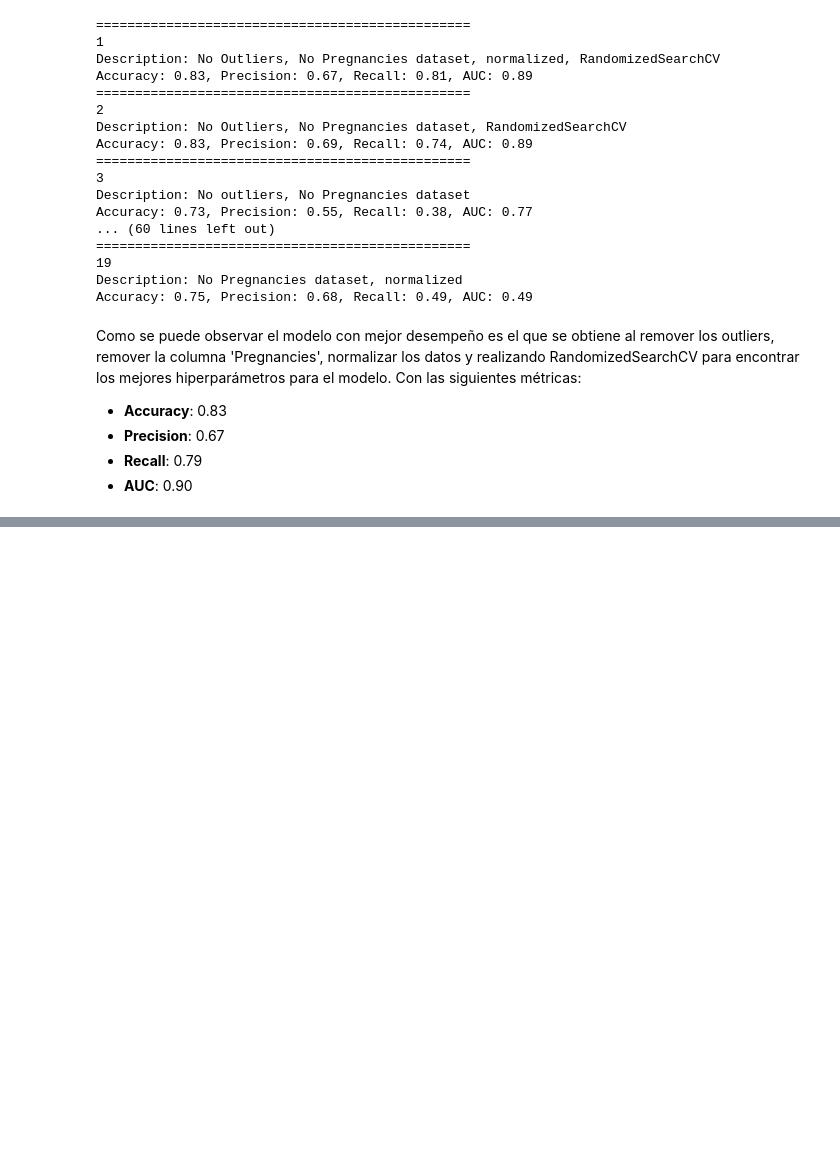
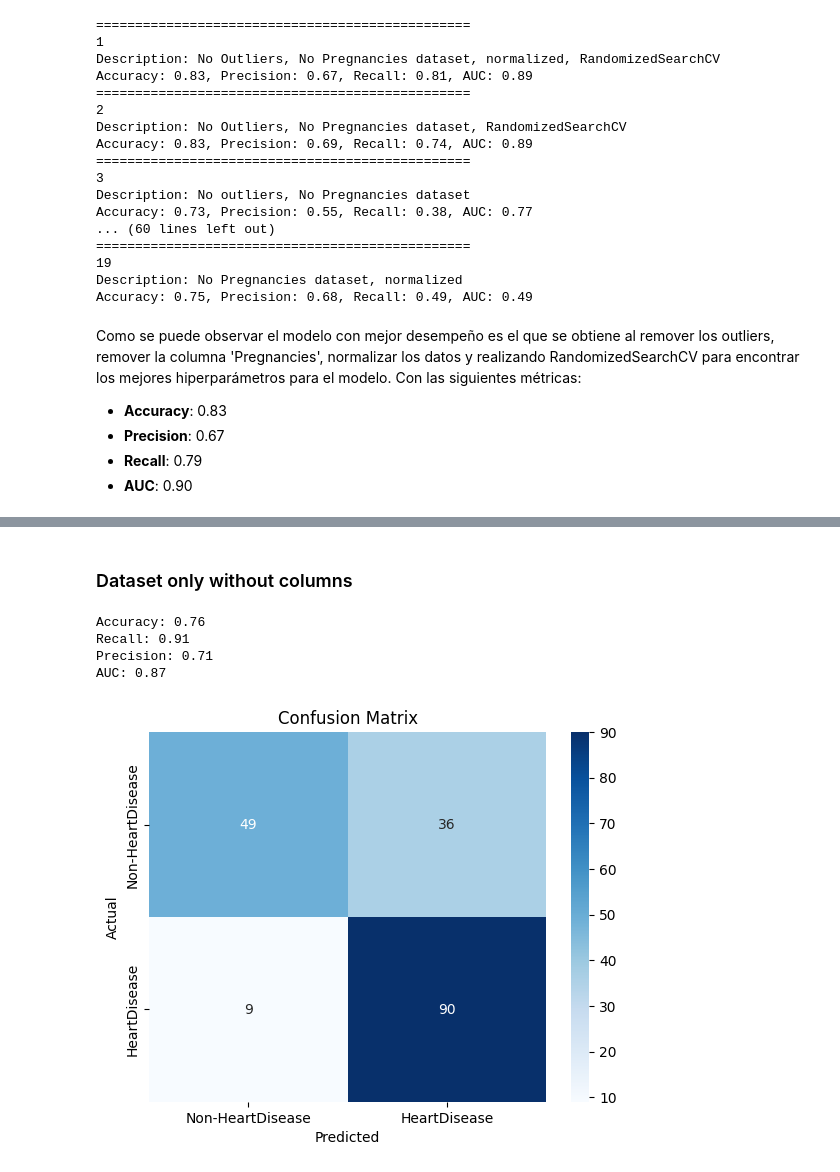
Before and after one commit to TheCsarbeat/proyecto1-IA, a Jupyter notebook: nn.ipynb, the cells around one changed output, grey strips where cells are left out. Saved outputs shown, nothing was run; the diff lists cells and outputs as text; code cells hidden in the pictures; blank space fills up the shorter version.

```diff
--- a/nn.ipynb
+++ b/nn.ipynb
@@ -1079,0 +1248,36 @@ Como se puede observar el modelo con mejor desempeño es el que se obtiene al re
+# %% [markdown]
+### Dataset only without columns
+# %%
+from sklearn.model_selection import train_test_split
+from sklearn.neural_network import MLPClassifier
+from sklearn.metrics import accuracy_score, recall_score, precision_score
+
+# Split the data into training and testing sets
+X = df_heart.drop(['HeartDisease', 'Sex', 'ExerciseAngina', 'RestingECG', 'ST_Slope'], axis=1)
+y = df_heart['HeartDisease']
+X_train, X_test, y_train, y_test = train_test_split(X, y, test_size=0.2, random_state=random_seed)
+
+# Train the neural network
+nn_model = MLPClassifier(random_state=42)
+nn_model.fit(X_train, y_train)
+
+# Test the model and calculate accuracy, recall, and precision
+y_pred = nn_model.predict(X_test)
+accuracy = accuracy_score(y_test, y_pred)
+recall = recall_score(y_test, y_pred)
+precision = precision_score(y_test, y_pred)
+
+print("Accuracy:", round(accuracy, 2))
+print("Recall:", round(recall, 2))
+print("Precision:", round(precision, 2))
+print("AUC:", round(calculate_auc(nn_model, X_test, y_test), 2))
+
+nn_metrics_heart.append(["No Sex, ExerciseAngina, RestingECG and ST_Slope", accuracy, precision, recall, calculate_auc(nn_model, X_test, y_test)])
+
+plot_confusion_matrix_Heart(y_test, y_pred)
+# %% [output]
+Accuracy: 0.76
+Recall: 0.91
+Precision: 0.71
+AUC: 0.87
+[figure, added]
```
Also changed, not shown: parts of 68 cells of this notebook.
